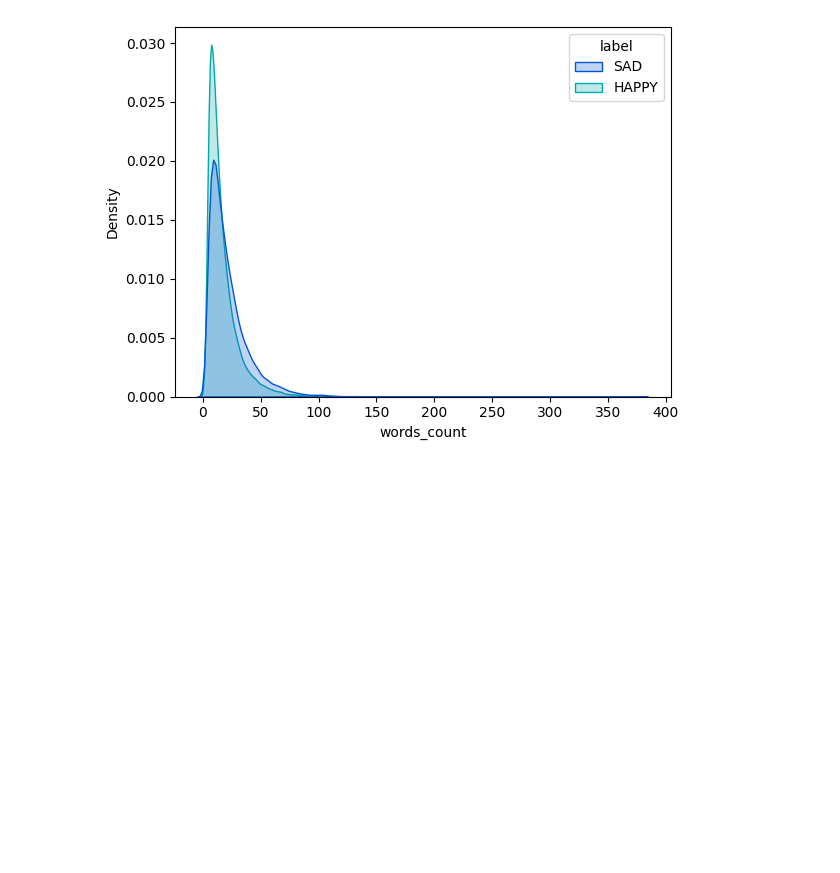
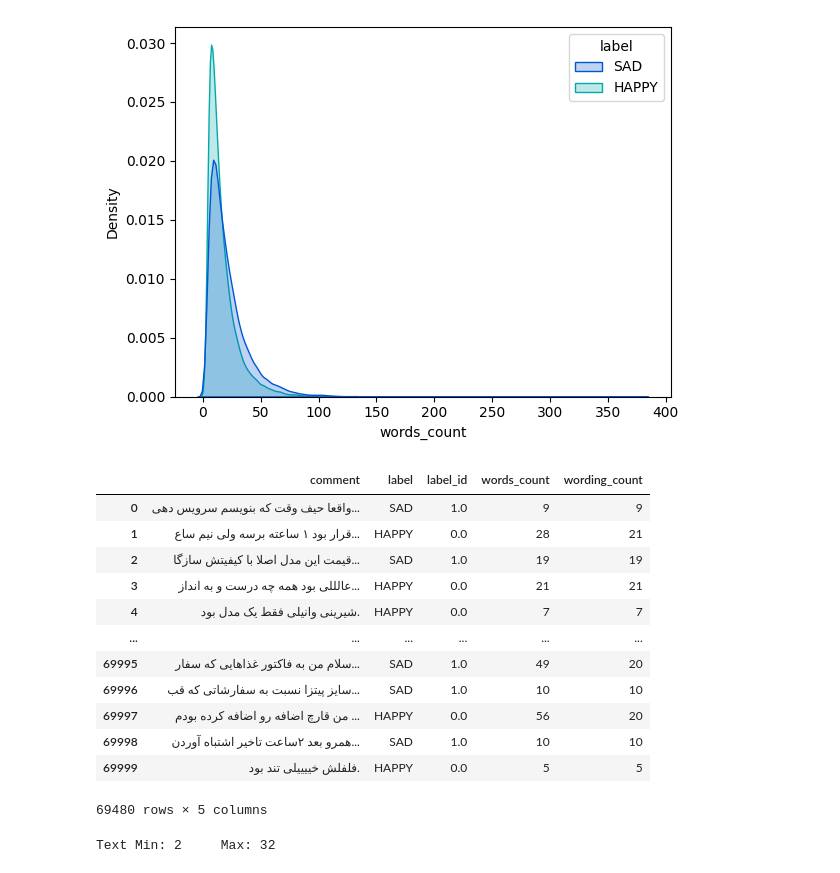
Before and after one commit to rasulnoshad/Persian-Sentiment-Analysis-Snappfood-Reviews, a Jupyter notebook: sentimentAnalysis_snappfoodReview_machineLearningMethods_.ipynb, the cells around one changed output. Drawn from its saved outputs; the diff is of its cells as text; code cells hidden in the pictures; blank space fills up the shorter version.

```diff
--- a/sentimentAnalysis_snappfoodReview_machineLearningMethods_.ipynb
+++ b/sentimentAnalysis_snappfoodReview_machineLearningMethods_.ipynb
@@ -138,3 +138,27 @@ sns.kdeplot(x = df['words_count'], hue=df['label'], palette='winter', fill=True,
 plt.show()
 # %% [output]
 [figure]
+# %%
+df['comment'] = df['comment'].str.slice(stop=100)
+df
+# %% [output]
+|  | comment | label | label_id | words_count | wording_count |
+| 0 | واقعا حیف وقت که بنویسم سرویس دهی... | SAD | 1.0 | 9 | 9 |
+| 1 | قرار بود ۱ ساعته برسه ولی نیم ساع... | HAPPY | 0.0 | 28 | 21 |
+| 2 | قیمت این مدل اصلا با کیفیتش سازگا... | SAD | 1.0 | 19 | 19 |
+| 3 | عالللی بود همه چه درست و به انداز... | HAPPY | 0.0 | 21 | 21 |
+| 4 | شیرینی وانیلی فقط یک مدل بود. | HAPPY | 0.0 | 7 | 7 |
+| ... | ... | ... | ... | ... | ... |
+| 69995 | سلام من به فاکتور غذاهایی که سفار... | SAD | 1.0 | 49 | 20 |
+| 69996 | سایز پیتزا نسبت به سفارشاتی که قب... | SAD | 1.0 | 10 | 10 |
+| 69997 | من قارچ اضافه رو اضافه کرده بودم ... | HAPPY | 0.0 | 56 | 20 |
+| 69998 | همرو بعد ۲ساعت تاخیر اشتباه آوردن... | SAD | 1.0 | 10 | 10 |
+| 69999 | فلفلش خییییلی تند بود. | HAPPY | 0.0 | 5 | 5 |
+69480 rows × 5 columns
+# %%
+df['wording_count'] = df['comment'].apply(lambda t: len(hazm.word_tokenize(t)))
+
+min_max_len = df['wording_count'].min() , df['wording_count'].max()
+print(f'Text Min: {min_max_len[0]} \tMax: {min_max_len[1]}')
+# %% [output]
+Text Min: 2     Max: 32
```
